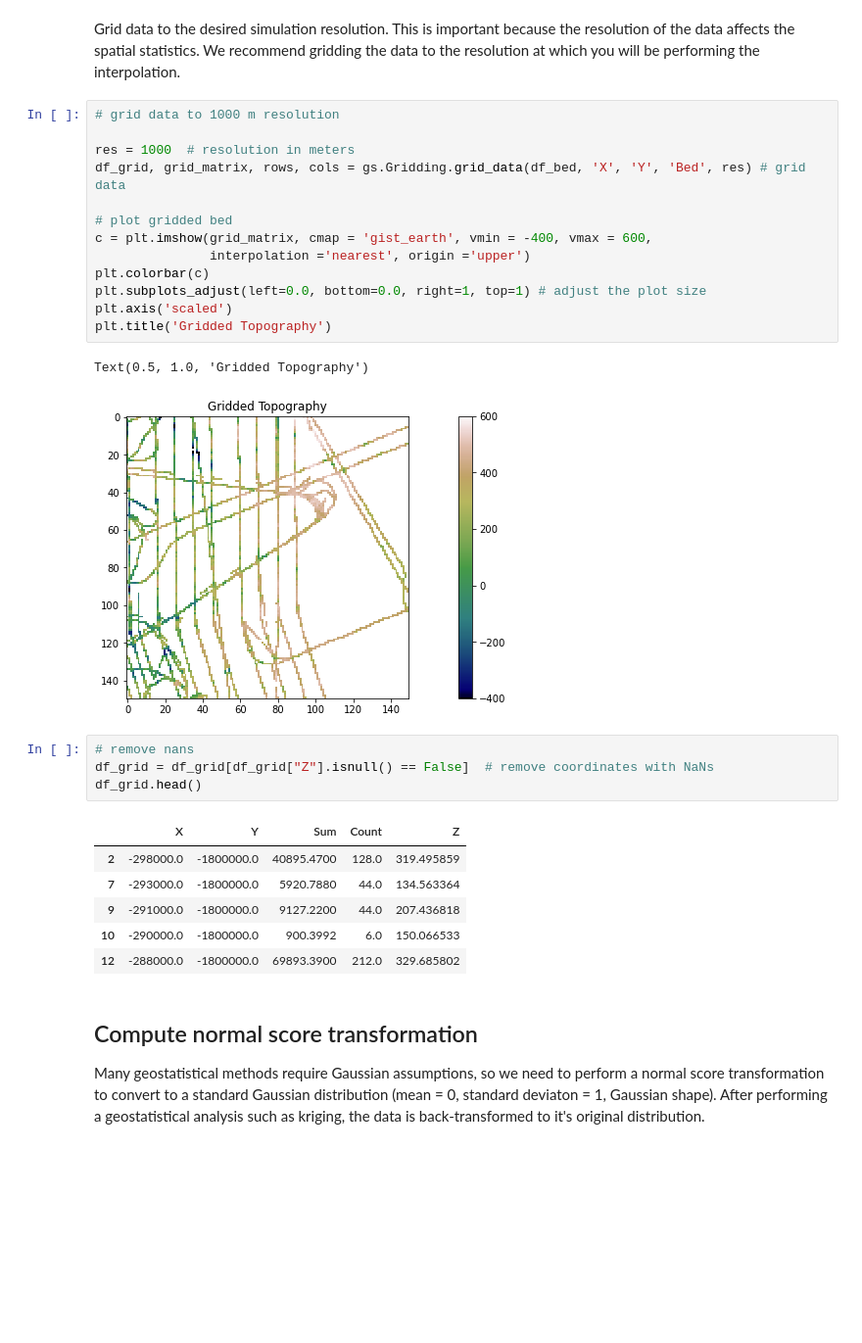
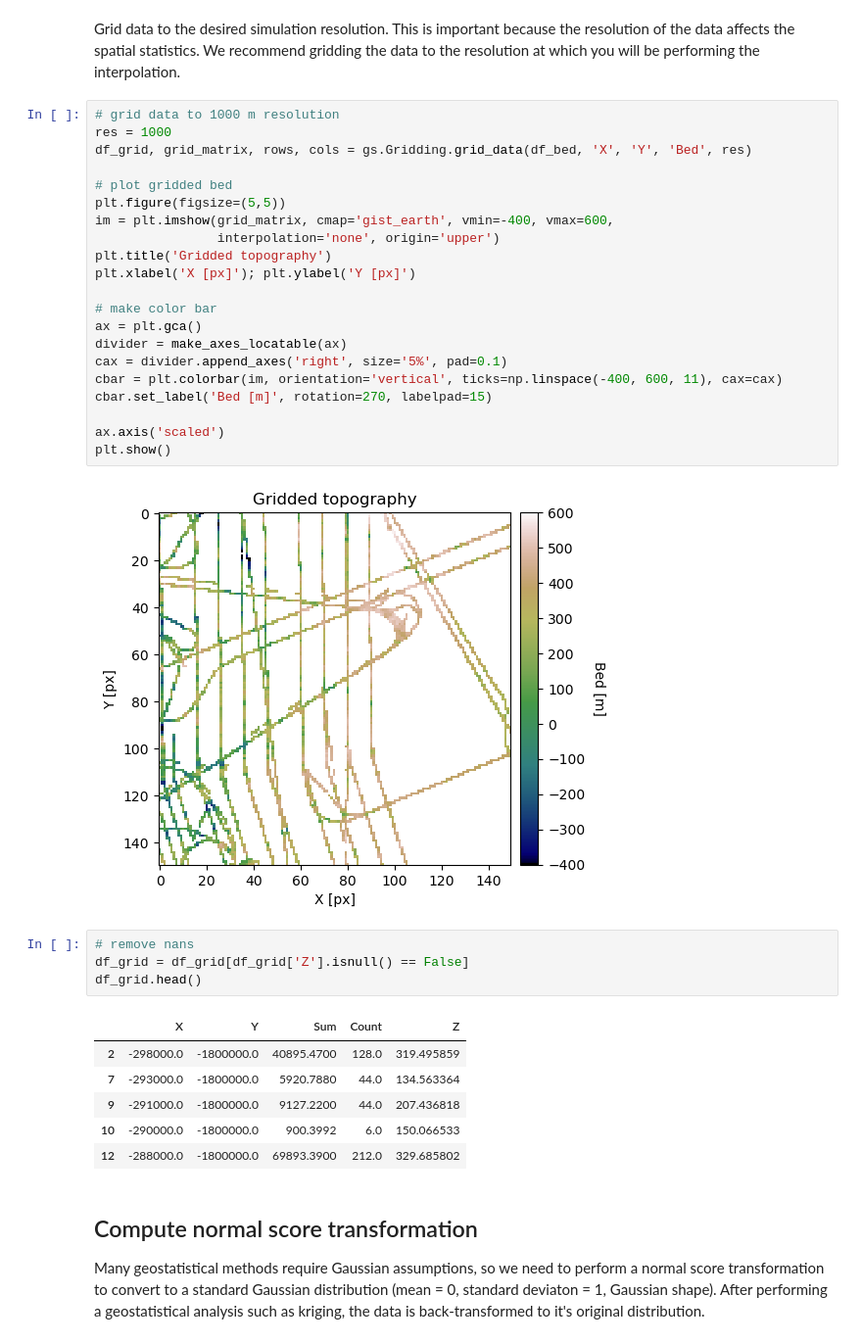
Before and after one commit to GatorGlaciology/GStatSim, a Jupyter notebook: GStat-Sim/1_Experimental_Variogram.ipynb, the cells around one changed output. Shown at 98% size. Cells and saved outputs as stored; diff of their text form; blank space fills up the shorter version.

```diff
--- a/GStat-Sim/1_Experimental_Variogram.ipynb
+++ b/GStat-Sim/1_Experimental_Variogram.ipynb
@@ -58,23 +61,30 @@ plt.show
 Grid data to the desired simulation resolution. This is important because the resolution of the data affects the spatial statistics. We recommend gridding the data to the resolution at which you will be performing the interpolation.
 # %%
 # grid data to 1000 m resolution
-
-res = 1000  # resolution in meters
-df_grid, grid_matrix, rows, cols = gs.Gridding.grid_data(df_bed, 'X', 'Y', 'Bed', res) # grid data
+res = 1000
+df_grid, grid_matrix, rows, cols = gs.Gridding.grid_data(df_bed, 'X', 'Y', 'Bed', res)
 
 # plot gridded bed
-c = plt.imshow(grid_matrix, cmap = 'gist_earth', vmin = -400, vmax = 600,
-               interpolation ='nearest', origin ='upper')
-plt.colorbar(c)
-plt.subplots_adjust(left=0.0, bottom=0.0, right=1, top=1) # adjust the plot size
-plt.axis('scaled')
-plt.title('Gridded Topography')
+plt.figure(figsize=(5,5))
+im = plt.imshow(grid_matrix, cmap='gist_earth', vmin=-400, vmax=600,
+                interpolation='none', origin='upper')
+plt.title('Gridded topography')
+plt.xlabel('X [px]'); plt.ylabel('Y [px]')
+
+# make color bar
+ax = plt.gca()
+divider = make_axes_locatable(ax)
+cax = divider.append_axes('right', size='5%', pad=0.1)
+cbar = plt.colorbar(im, orientation='vertical', ticks=np.linspace(-400, 600, 11), cax=cax)
+cbar.set_label('Bed [m]', rotation=270, labelpad=15)
+
+ax.axis('scaled')
+plt.show()
 # %% [output]
-Text(0.5, 1.0, 'Gridded Topography')
-[figure, old version]
+[figure, new version]
 # %%
 # remove nans
-df_grid = df_grid[df_grid["Z"].isnull() == False]  # remove coordinates with NaNs
+df_grid = df_grid[df_grid['Z'].isnull() == False]
 df_grid.head()
 # %% [output]
 |  | X | Y | Sum | Count | Z |
```
Also changed, not shown: parts of 9 cells of this notebook, 2 other files.
